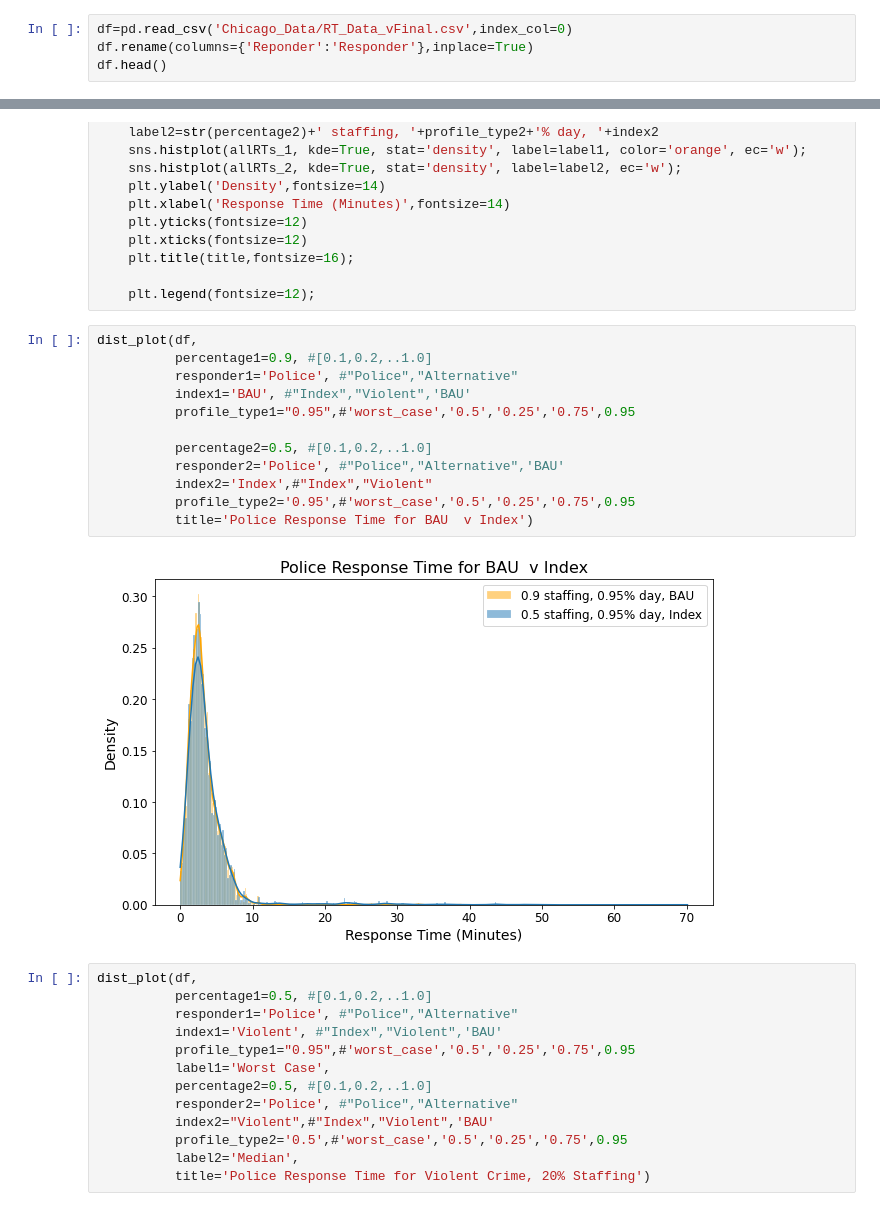
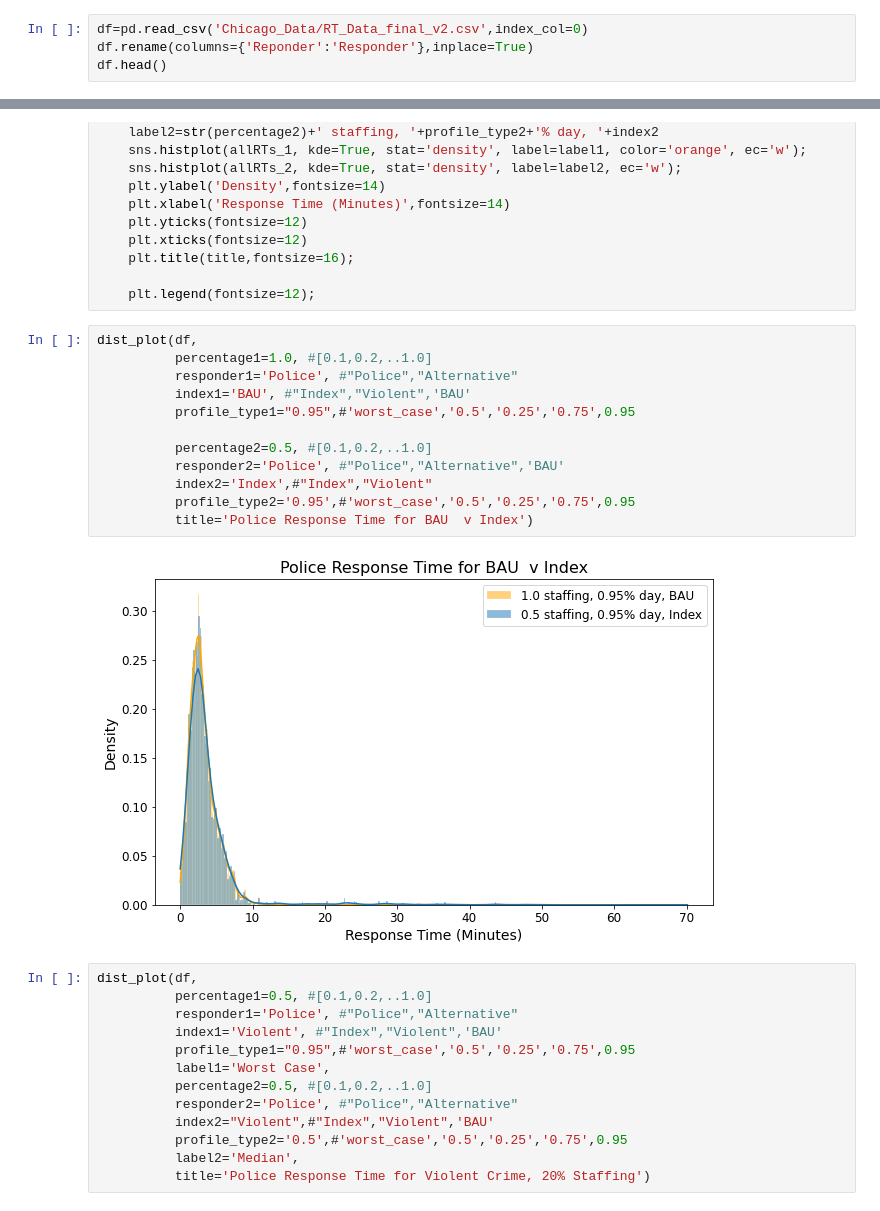
Before and after one commit to callieclark/response-time-project, a Jupyter notebook: Plot_Generator_V2.ipynb, the cells around one changed output, grey strips where cells are left out. Saved outputs shown, nothing was run; the diff lists cells and outputs as text.

```diff
--- a/Plot_Generator_V2.ipynb
+++ b/Plot_Generator_V2.ipynb
@@ -7,7 +7,7 @@ import json
 import warnings
 warnings.filterwarnings("ignore")
 # %%
-df=pd.read_csv('Chicago_Data/RT_Data_vFinal.csv',index_col=0)
+df=pd.read_csv('Chicago_Data/RT_Data_final_v2.csv',index_col=0)
 df.rename(columns={'Reponder':'Responder'},inplace=True)
 df.head()
 # %% [output]
@@ -98,18 +98,18 @@ def dist_plot(df,percentage1,responder1,index1,profile_type1,percentage2,respond
     plt.legend(fontsize=12);
 # %%
 dist_plot(df,
-          percentage1=0.9, #[0.1,0.2,..1.0]
+          percentage1=1.0, #[0.1,0.2,..1.0]
           responder1='Police', #"Police","Alternative"
           index1='BAU', #"Index","Violent",'BAU'
           profile_type1="0.95",#'worst_case','0.5','0.25','0.75',0.95
 
           percentage2=0.5, #[0.1,0.2,..1.0]
           responder2='Police', #"Police","Alternative",'BAU'
           index2='Index',#"Index","Violent"
           profile_type2='0.95',#'worst_case','0.5','0.25','0.75',0.95
           title='Police Response Time for BAU  v Index')
 # %% [output]
-[figure, old version]
+[figure, new version]
 # %%
 dist_plot(df,
           percentage1=0.5, #[0.1,0.2,..1.0]
```
Also changed, not shown: parts of 2 cells of this notebook.
